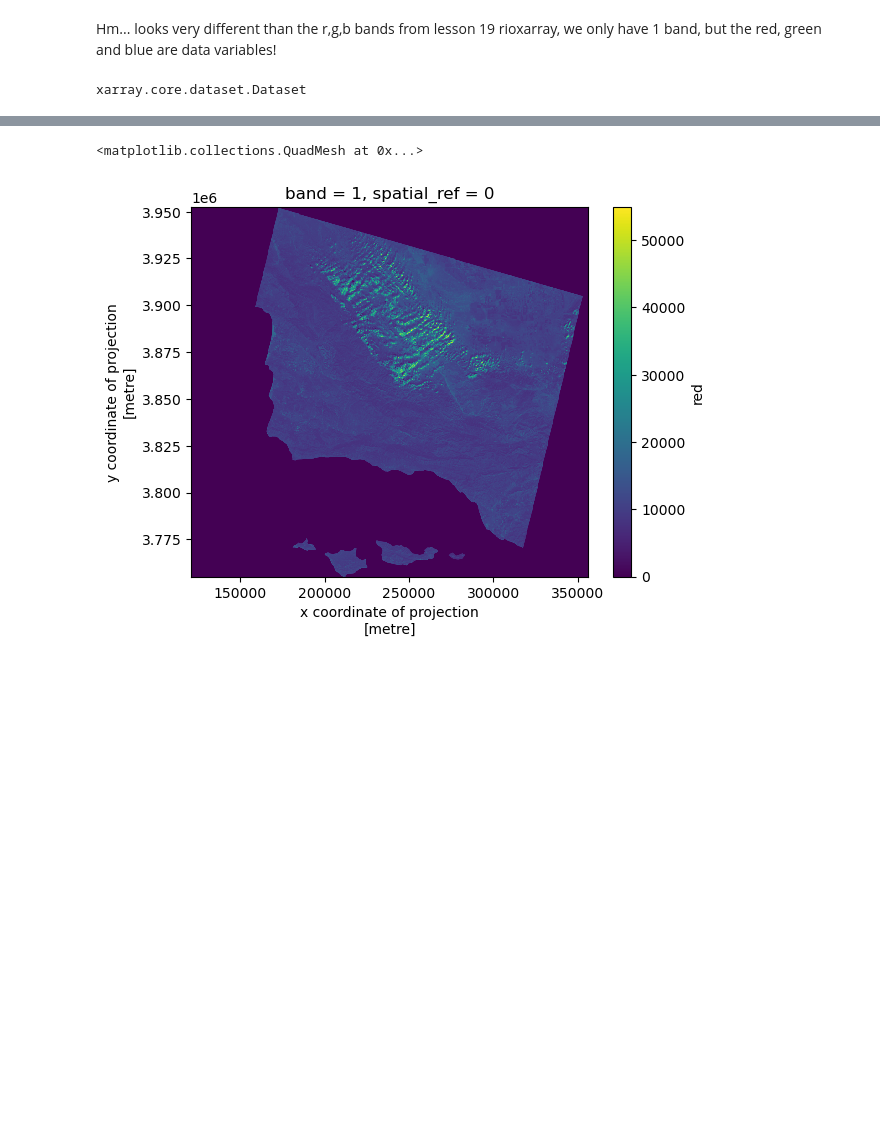
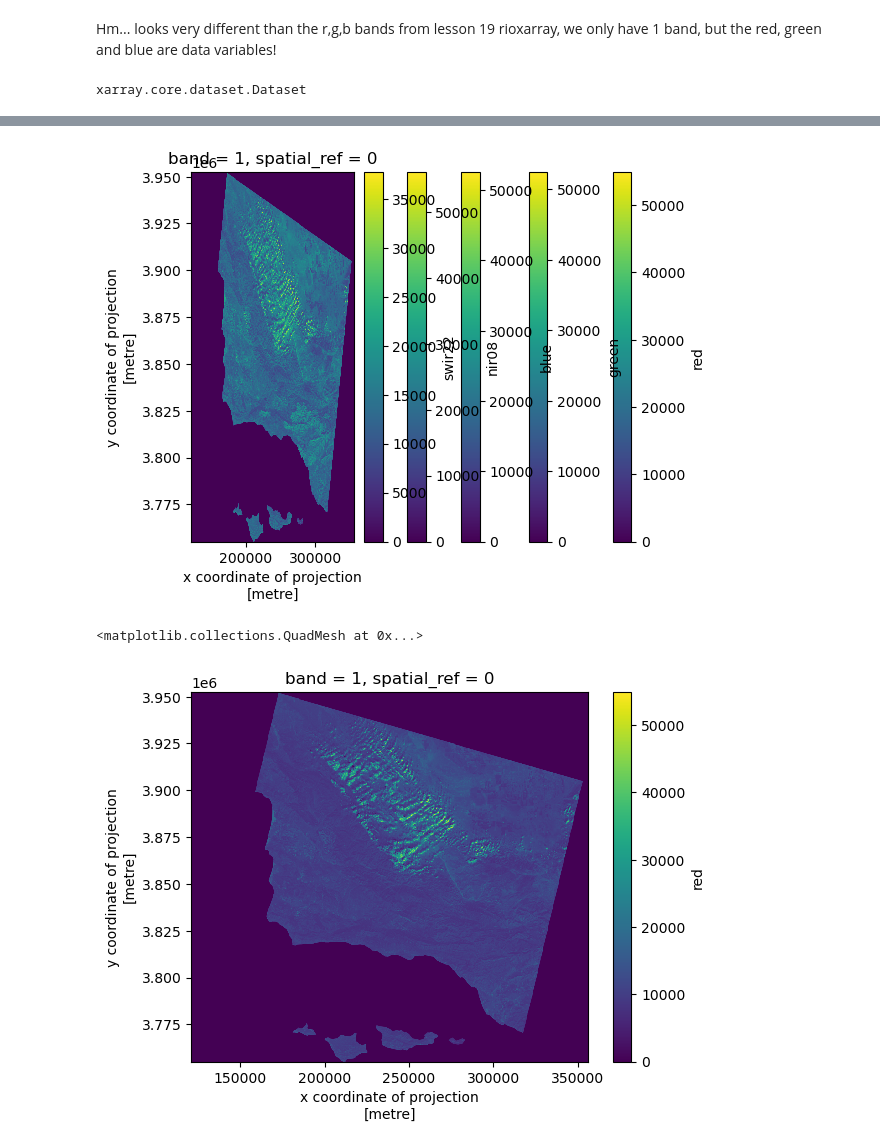
Before and after one commit to cnordheim-maestas/eds-220-hwk4, a Jupyter notebook: hwk4-task2-false-color.ipynb, the cells around one changed output, grey strips where cells are left out. Cells and saved outputs as stored; diff of their text form; code cells hidden in the pictures; blank space fills up the shorter version.

```diff
--- a/hwk4-task2-false-color.ipynb
+++ b/hwk4-task2-false-color.ipynb
@@ -149,3 +167,23 @@ xarray.core.dataset.Dataset
+# %%
+# Exploratory plot
+
+fig, ax= plt.subplots()
+
+#----------------------------------
+# Red
+land['red'].plot(ax=ax)
+# Green
+land['green'].plot(ax=ax)
+# Blue
+land['blue'].plot(ax=ax)
+# nir
+land['nir08'].plot(ax=ax)
+# swir
+land['swir22'].plot(ax=ax)
+
+plt.show()
+# %% [output]
+[figure, added]
 # %%
 # Here is where I will do the exploratory plot... but I am looking at each color separately in this exploration
 land['red'].plot()
```
Also changed, not shown: parts of 16 cells of this notebook, 1 other file.
